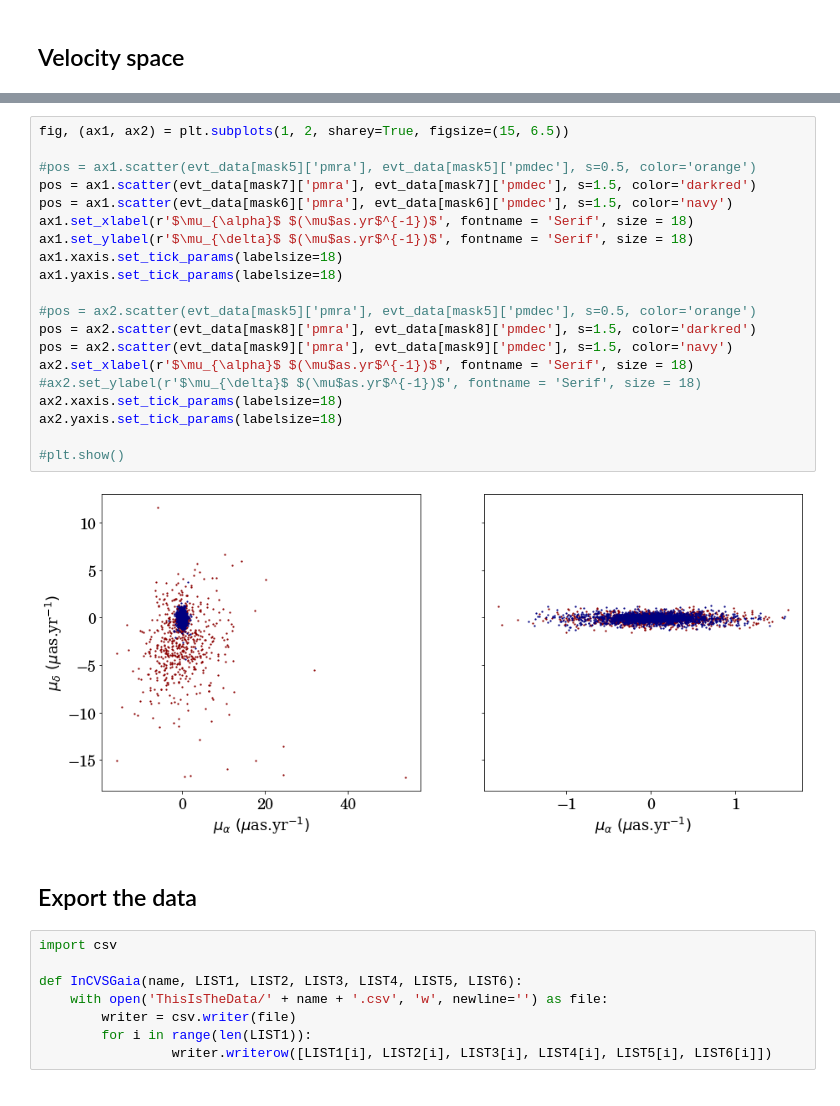
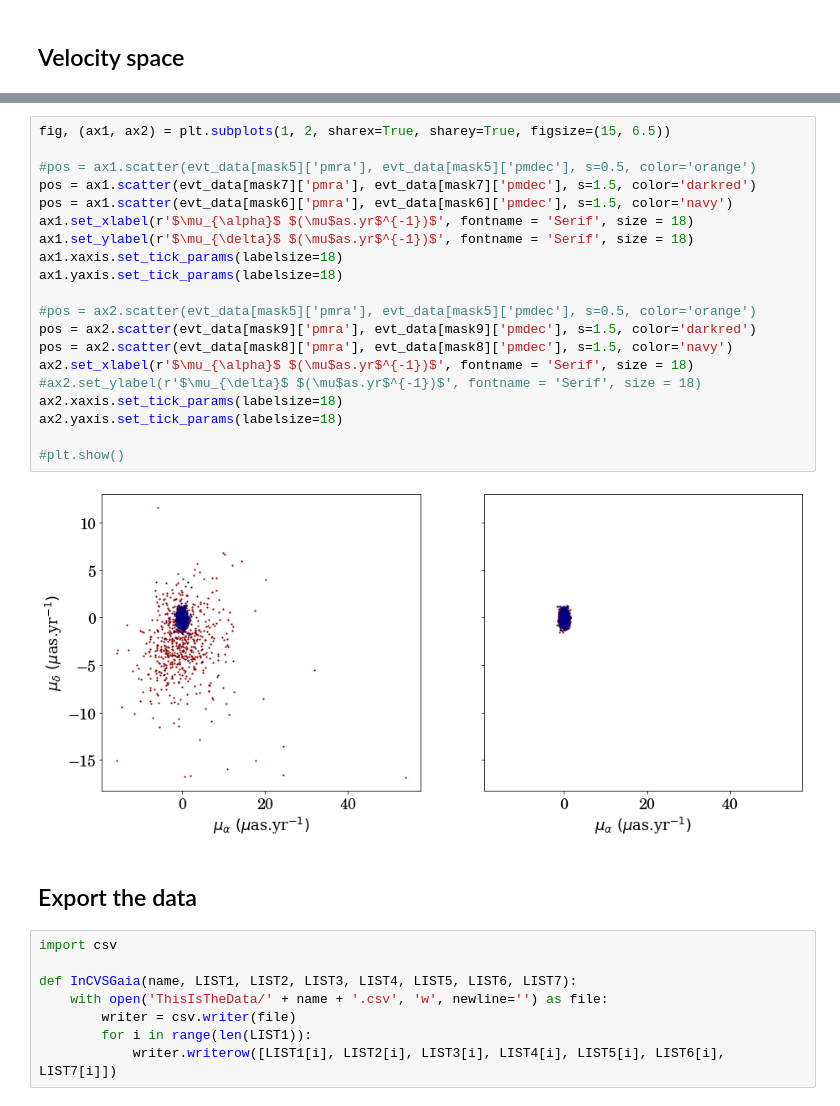
Before and after one commit to SamuelLimbo/AndromedaProperMotion, a Jupyter notebook: CleaningCuts.ipynb, the cells around one changed output, grey strips where cells are left out. Drawn from its saved outputs; the diff is of its cells as text.

```diff
--- a/CleaningCuts.ipynb
+++ b/CleaningCuts.ipynb
@@ -792,34 +790,34 @@ KeyboardInterrupt:
 # %%
-fig, (ax1, ax2) = plt.subplots(1, 2, sharey=True, figsize=(15, 6.5))
+fig, (ax1, ax2) = plt.subplots(1, 2, sharex=True, sharey=True, figsize=(15, 6.5))
 
 #pos = ax1.scatter(evt_data[mask5]['pmra'], evt_data[mask5]['pmdec'], s=0.5, color='orange')
 pos = ax1.scatter(evt_data[mask7]['pmra'], evt_data[mask7]['pmdec'], s=1.5, color='darkred')
 pos = ax1.scatter(evt_data[mask6]['pmra'], evt_data[mask6]['pmdec'], s=1.5, color='navy')
 ax1.set_xlabel(r'$\mu_{\alpha}$ $(\mu$as.yr$^{-1})$', fontname = 'Serif', size = 18)
 ax1.set_ylabel(r'$\mu_{\delta}$ $(\mu$as.yr$^{-1})$', fontname = 'Serif', size = 18)
 ax1.xaxis.set_tick_params(labelsize=18)
 ax1.yaxis.set_tick_params(labelsize=18)
 
 #pos = ax2.scatter(evt_data[mask5]['pmra'], evt_data[mask5]['pmdec'], s=0.5, color='orange')
-pos = ax2.scatter(evt_data[mask8]['pmra'], evt_data[mask8]['pmdec'], s=1.5, color='darkred')
-pos = ax2.scatter(evt_data[mask9]['pmra'], evt_data[mask9]['pmdec'], s=1.5, color='navy')
+pos = ax2.scatter(evt_data[mask9]['pmra'], evt_data[mask9]['pmdec'], s=1.5, color='darkred')
+pos = ax2.scatter(evt_data[mask8]['pmra'], evt_data[mask8]['pmdec'], s=1.5, color='navy')
 ax2.set_xlabel(r'$\mu_{\alpha}$ $(\mu$as.yr$^{-1})$', fontname = 'Serif', size = 18)
 #ax2.set_ylabel(r'$\mu_{\delta}$ $(\mu$as.yr$^{-1})$', fontname = 'Serif', size = 18)
 ax2.xaxis.set_tick_params(labelsize=18)
 ax2.yaxis.set_tick_params(labelsize=18)
 
 #plt.show()
 # %% [output]
-[figure, old version]
+[figure, new version]
 # %% [markdown]
 ## Export the data
 # %%
 import csv
 
-def InCVSGaia(name, LIST1, LIST2, LIST3, LIST4, LIST5, LIST6):
+def InCVSGaia(name, LIST1, LIST2, LIST3, LIST4, LIST5, LIST6, LIST7):
     with open('ThisIsTheData/' + name + '.csv', 'w', newline='') as file:
         writer = csv.writer(file)
         for i in range(len(LIST1)):
-                 writer.writerow([LIST1[i], LIST2[i], LIST3[i], LIST4[i], LIST5[i], LIST6[i]])
+            writer.writerow([LIST1[i], LIST2[i], LIST3[i], LIST4[i], LIST5[i], LIST6[i], LIST7[i]])
 # %%
 InCVSGaia('AllStars',  evt_data[mask5]['ra'], evt_data[mask5]['dec'], evt_data[mask5]['pmra'],
```
Also changed, not shown: parts of 9 cells of this notebook, 1 other file.
